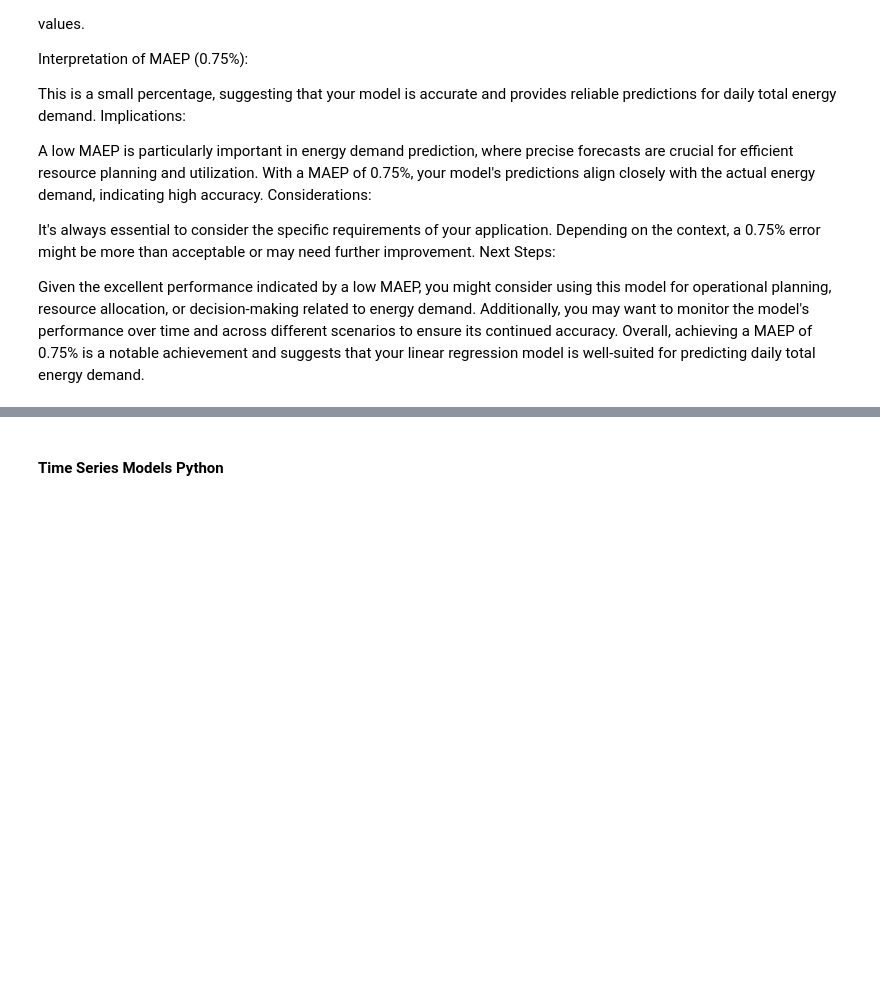
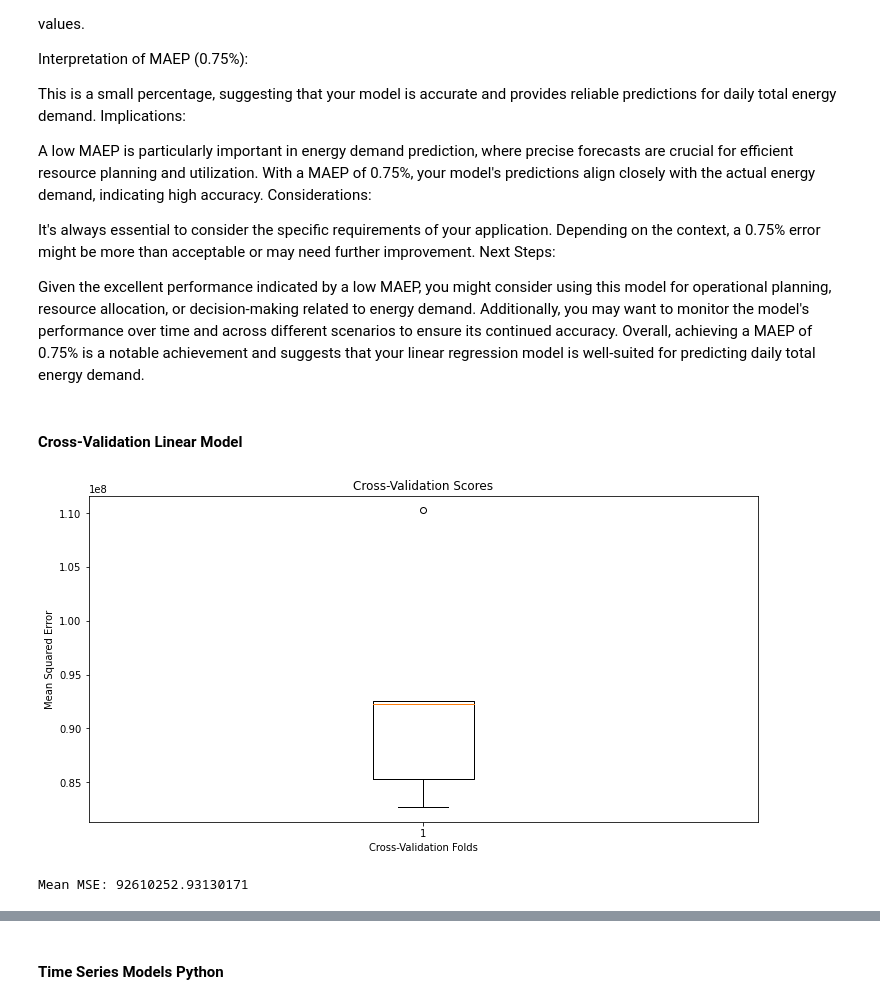
Before and after one commit to ReuvenDerner/MSDS_6120_Capstone_ARW, a Jupyter notebook: Capstone Data Project-Agg.ipynb, the cells around one changed output, grey strips where cells are left out. Saved outputs shown, nothing was run; the diff lists cells and outputs as text; code cells hidden in the pictures; blank space fills up the shorter version.

Commit message:
Add files via upload
Updated Models, Descriptions & Time Series

```diff
--- a/Capstone Data Project-Agg.ipynb
+++ b/Capstone Data Project-Agg.ipynb
@@ -701,3 +721,29 @@ Next Steps:
 Given the excellent performance indicated by a low MAEP, you might consider using this model for operational planning, resource allocation, or decision-making related to energy demand.
 Additionally, you may want to monitor the model's performance over time and across different scenarios to ensure its continued accuracy.
 Overall, achieving a MAEP of 0.75% is a notable achievement and suggests that your linear regression model is well-suited for predicting daily total energy demand.
+# %% [markdown]
+#### Cross-Validation Linear Model
+# %%
+from sklearn.model_selection import cross_val_score
+
+# Create a linear regression model
+model = LinearRegression()
+# %%
+# Perform 5-fold cross-validation
+scores = cross_val_score(model, X_train, y_train, cv=5, scoring='neg_mean_squared_error')
+
+# Assuming 'scores' contains the cross-validation scores
+plt.figure(figsize=(12, 6))
+plt.boxplot(-scores)  # Taking negative because cross_val_score returns negative MSE
+plt.xlabel('Cross-Validation Folds')
+plt.ylabel('Mean Squared Error')
+plt.title('Cross-Validation Scores')
+plt.show()
+# %% [output]
+[figure, added]
+# %%
+# Convert the scores to positive values and calculate mean
+mean_mse = np.mean(-scores)
+print("Mean MSE:", mean_mse)
+# %% [output]
+Mean MSE: 92610252.93130171
```
Also changed, not shown: parts of 31 cells of this notebook.
